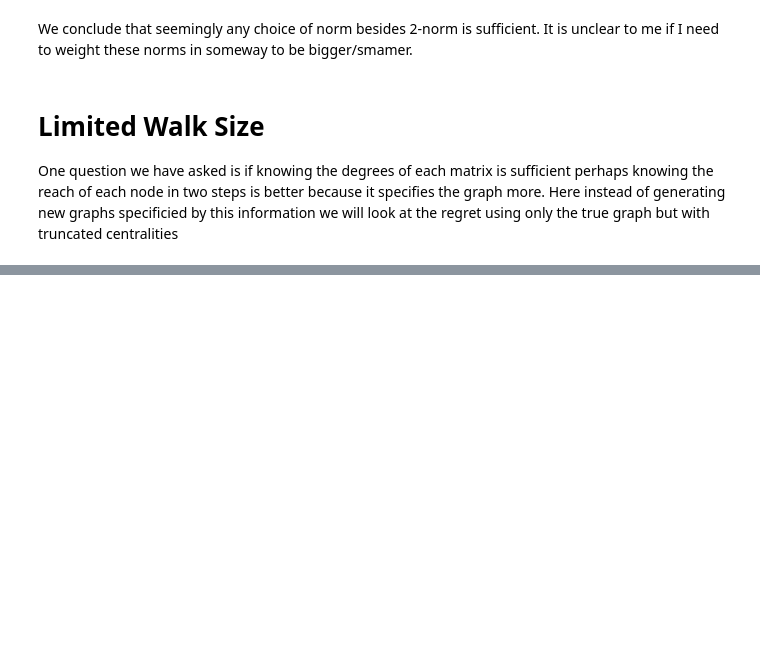
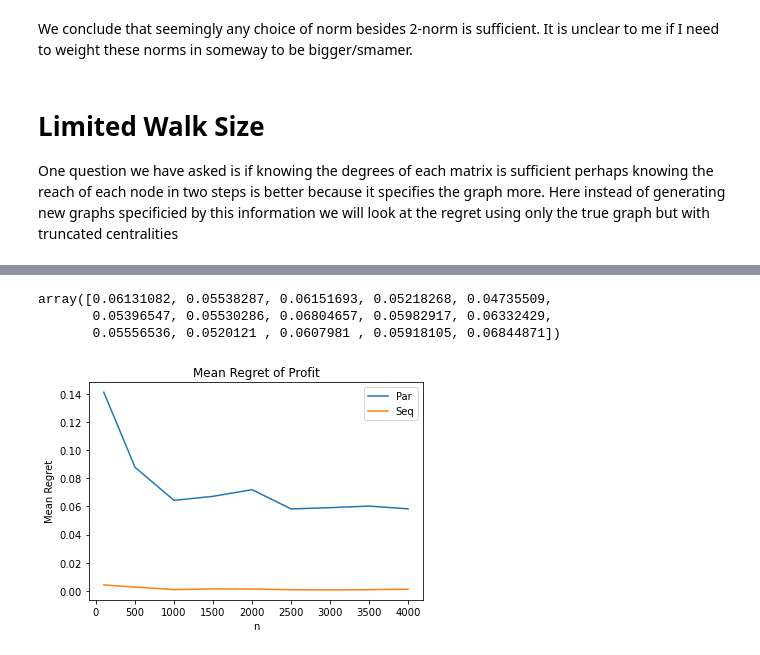
Before and after one commit to CalvinRoth/PriceDiscriminationNewtorks, a Jupyter notebook: classProject.ipynb, the cells around one changed output, grey strips where cells are left out. Saved outputs shown, nothing was run; the diff lists cells and outputs as text; code cells hidden in the pictures; blank space fills up the shorter version.

```diff
--- a/classProject.ipynb
+++ b/classProject.ipynb
@@ -168,8 +168,8 @@ def fractionalRegret(A, v, n, rho, a, c):
     """
     discrim = optimalProfit(A, n, a, c, rho)  # Optimal profit
     # I have check and the formula for optimal profit does match applypricevector(A, pricevector(A,...), params)
-    appliedProf = applyPriceVector(A, v, rho, a, c)  # Profit at v
-    return 1 - (appliedProf / discrim)
+    appliedProf,v  = applyPriceVector(A, v, rho, a, c) # Profit at v
+    return 1 - (appliedProf / discrim) , v
 
 
 
@@ -212,7 +212,7 @@ def getAverageGap(n, p, rho, a, c, i, results, n_trials):
     for j in range(n_trials - 1):
         averageV += priceVector(makeSimilarGraph(G), rho, a, c)
     averageV /= n_trials  # Scaling
-    profit = applyPriceVector(A, averageV, rho, a, c)
+    profit, v = applyPriceVector(A, averageV, rho, a, c)
     results[i] = np.real(trueProfit - profit)
 # %% [markdown]
 # Tests
@@ -434,0 +534,22 @@ print("Variance", np.var(v))
+# %%
+def specNorm(A: np.matrix) -> float:
+    return lin.norm(A, ord=1)
+
+vars_par = []
+vars_seq = []
+regrets_par = []
+regrets_seq = []
+ns = [100, 500, 1000, 1500, 2000, 2500, 3000, 3500, 4000]
+for n in ns:
+    print("n is ", n)
+    p = np.sqrt(np.log(n))/n
+    n_trials = 15
+    rho = 0.9
+    a = 5
+    c = 4
+    [res_par, res_seq], [ratio_par, ratio_seq] = profitDistribution(n,p,n_trials,  rho, a, c)
+    [regret_par, regret_seq], [ratio_par, ratio_seq] = regretDistribution(n,p,n_trials,  rho, a, c)
+    vars_par.append(np.var(res_par))
+    vars_seq.append(np.var(res_seq))
+    regrets_par.append(np.mean(regret_par))
+    regrets_seq.append(np.mean(regret_seq))
@@ -434,0 +566,24 @@ print("Variance", np.var(v))
+# %%
+regret_par
+# %% [output]
+array([0.06131082, 0.05538287, 0.06151693, 0.05218268, 0.04735509,
+       0.05396547, 0.05530286, 0.06804657, 0.05982917, 0.06332429,
+       0.05556536, 0.0520121 , 0.0607981 , 0.05918105, 0.06844871])
+# %%
+#plt.plot(ns, vars_par, label="Par")
+#plt.plot(ns, vars_seq, label="Seq")
+#plt.legend()
+#plt.xlabel("n")
+#plt.ylabel("Variance")
+#plt.title("Variance of Profit")
+#plt.show()
+plt.plot(ns, regrets_par, label="Par")
+plt.plot(ns, regrets_seq, label="Seq")
+plt.xlabel("n")
+plt.ylabel("Mean Regret")
+plt.title("Mean Regret of Profit")
+plt.legend()
+plt.show()
+#plt.savefig("RegretVN.png")
+# %% [output]
+[figure, added]
```
Also changed, not shown: parts of 17 cells of this notebook, 3 other files.
